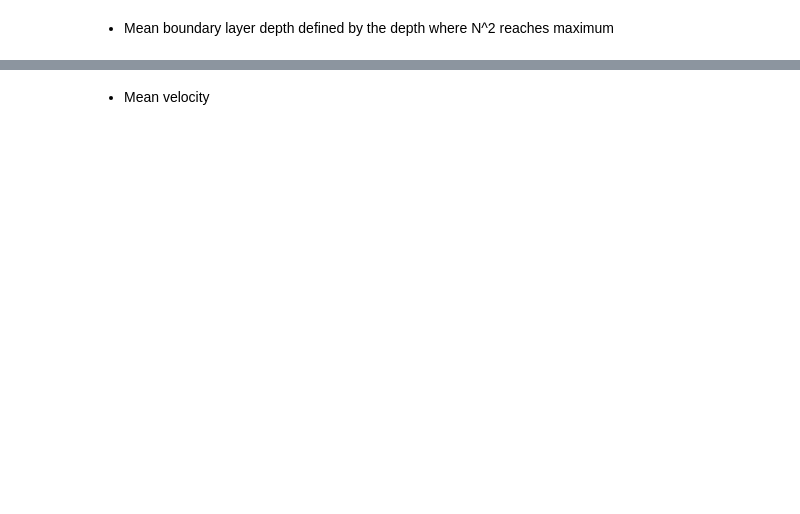
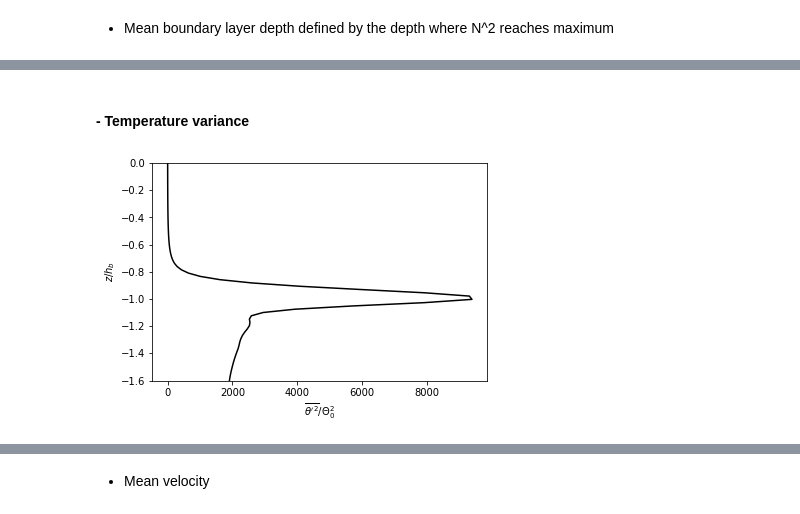
Before and after one commit to qingli411/LESAnalysis, a Jupyter notebook: plot_palm_mean_profile.ipynb, the cells around one changed output, grey strips where cells are left out. Drawn from its saved outputs; the diff is of its cells as text; code cells hidden in the pictures; blank space fills up the shorter version.

```diff
--- a/plot_palm_mean_profile.ipynb
+++ b/plot_palm_mean_profile.ipynb
@@ -65,0 +149,23 @@ NN.plot_mean(norm=norm, znorm=znorm, xlabel=r'$N^2/f^2$',ylabel=r'$z/h_b$', ylim
+# %% [markdown]
+#### - Temperature variance
+# %%
+# normalizing factor
+if f_norm:
+    norm = 1/(Q0/ustar)**2
+    xlabel_str = r'$\overline{{\theta^\prime}^2}/\Theta_0^2$'
+else:
+    norm = 1
+    xlabel_str = r'$\overline{{\theta^\prime}^2}$ (K$^2$)'
+
+# plot
+data_pfl.read_profile('pt*2', tidx_start=tidx_start, tidx_end=tidx_end).plot_mean(
+                              norm=norm, znorm=znorm, color='k',
+                              xlabel=xlabel_str,
+                              ylabel=ylabel_str, ylim=[ymin, ymax])
+
+if f_ref:
+    data_pfl_ref.read_profile('pt*2', tidx_start=tidx_start, tidx_end=tidx_end).plot_mean(
+                                      norm=norm, znorm=znorm_ref, color='k',
+                                      xlabel='off', ylabel='off', linestyle='--')
+# %% [output]
+[figure, added]
```
Also changed, not shown: parts of 27 cells of this notebook.
